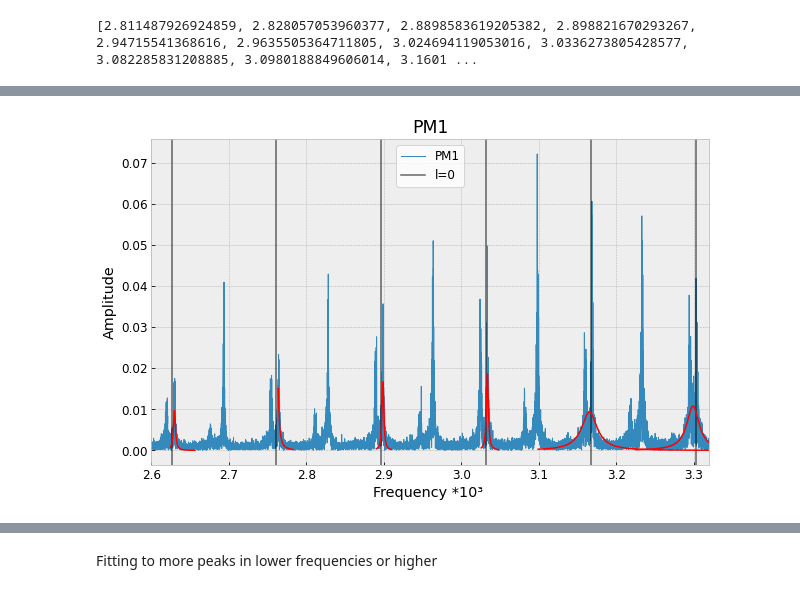
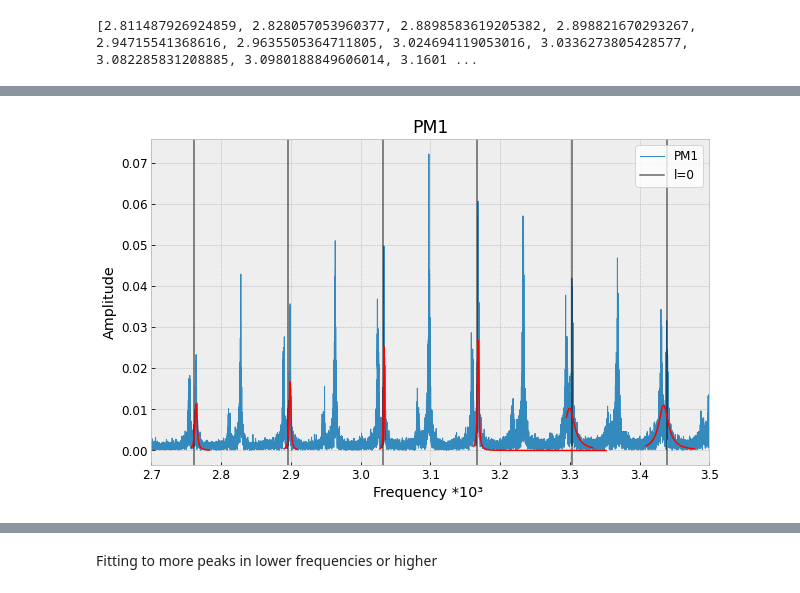
Before and after one commit to rita-png/astrophysics-laboratory, a Jupyter notebook: Sun.ipynb, the cells around one changed output, grey strips where cells are left out. Saved outputs shown, nothing was run; the diff lists cells and outputs as text; code cells hidden in the pictures.

```diff
--- a/Sun.ipynb
+++ b/Sun.ipynb
@@ -88,8 +96,6 @@ Read all data for each calibration and photomultiplier in just one row
 # %% [markdown]
 # Plotting timeseries of 1st file
 # %%
-import matplotlib.pyplot as plt
-import numpy as np
 import seaborn as sns
 tips = sns.load_dataset('tips')
 
@@ -132,6 +138,6 @@ with plt.style.context('bmh'):
 
         ax[i].set_xlabel('Time (days)')
 
-        ax[i].set_ylabel('Velocity')
+        ax[i].set_ylabel('Velocity (m/s)')
 
     plt.show()
@@ -177,19 +189,16 @@ with plt.style.context('bmh'):
         fourierTransform = fourierTransform[range(int(len(data[i])/2))] # Exclude sampling frequency
         FT.append(abs(fourierTransform))
 
-
         if (i == 0 or i == 1):
             ax[i].set_xlim([1.5,5])
-        else:
-            ax[i].set_ylim([0,0.1])
-            ax[i].set_xlim([1.5,5])
 
-        ax[i].set_title('Acoustic p-mode spectrum of the Sun ('+titles[i]+')')
+
+        ax[i].set_title(titles[i])
 
         ax[i].scatter(frequencies, abs(fourierTransform), cmap = 'Blues', alpha=1, s=2.5)
         ax[i].plot(frequencies, abs(fourierTransform), linewidth=0.4, alpha=0.8)
 
-        ax[i].set_xlabel('Frequency (mHz)')
+        ax[i].set_xlabel('Frequency $\\nu$ (mHz)')
 
         ax[i].set_ylabel('Power Density ((m/s)²/Hz)')
 
@@ -503,6 +316,3 @@ frequencies_theory_l0 = [0.535308, 0.679501, 0.970528, 1.115391, 1.260426, 1.403
 frequencies_theory_l1 = [0.891473, 1.036782, 1.182289, 1.325785, 1.468123, 1.606647, 1.743139, 1.879592, 2.015963, 2.152349, 2.28712, 2.42074, 2.554625, 2.689054, 2.824228, 2.959557, 3.094791, 3.23037, 3.366419, 3.502967, 3.639851, 3.776819, 3.913997, 4.051451, 4.189064, 4.326765, 4.464404, 4.601967, 4.739407, 4.876241, 5.023275, 5.162115, 5.301017, 5.44002, 5.579044, 5.718011, 5.857005, 5.996009, 6.135015, 6.273986]
 frequencies_theory_l2 = [0.957193, 1.101802, 1.246902, 1.390052, 1.530353, 1.668165, 1.804061, 1.940584, 2.077293, 2.212784, 2.34722, 2.480858, 2.615009, 2.750181, 2.885445, 3.02098, 3.156551, 3.292407, 3.42903, 3.565824, 3.702942, 3.840181, 3.977531, 4.115312, 4.253053, 4.390873, 4.528647, 4.66624, 4.803671, 4.939921, 5.088536, 5.227532, 5.366524, 5.505683, 5.644735, 5.783787, 5.922895, 6.06195, 6.201058]
 frequencies_theory_l3 = [0.864609, 1.012056, 1.158037, 1.302591, 1.445901, 1.585199, 1.722534, 1.859199, 1.995954, 2.132971, 2.268246, 2.402443, 2.536677, 2.671394, 2.807062, 2.942791, 3.078497, 3.214521, 3.350926, 3.487938, 3.625222, 3.762608, 3.900194, 4.037984, 4.175992, 4.314043, 4.452032, 4.589953, 4.727719, 4.864958, 4.999742, 5.151218, 5.290399, 5.429645, 5.56893, 5.708133, 5.847348, 5.986578, 6.125788, 6.264974]
-
-frequencies_theory_n_l0 = [[3,0.535308], [4,0.679501], [6,0.970528], [7,1.115391], [8,1.260426], [9,1.403781], [10,1.543825], [11,1.681478], [12,1.817298], [13,1.953574], [14,2.090097], [15,2.225231], [16,2.359319], [17,2.492708], [18,2.626554], [19,2.761449], [20,2.896414], [21,3.031626], [22,3.16692], [23,3.302485], [24,3.438826], [25,3.575348], [26,3.712182], [27,3.849159], [28,3.986249], [29,4.123775], [30,4.261271], [31,4.398846], [32,4.536387], [33,4.673751], [35,4.946911], [36,5.095484], [37,5.234301], [38,5.373123], [39,5.512118], [40,5.65101], [41,5.78991], [42,5.928871], [43,6.067785], [44,6.206761], [45,6.345584], [46,6.48434], [47,6.62311], [48,6.761761], [50,7.038738], [51,7.176977], [52,7.315157], [53,7.453125], [54,7.590913]]
-frequencies_theory_n_l1 = [[5,0.891473],[6,1.036782],[7,1.182289],[8,1.325785],[9,1.468123],[10,1.606647],[11,1.743139],[12,1.879592],[13,2.015963],[14,2.152349],[15,2.28712],[16,2.42074],[17,2.554625],[18,2.689054],[19,2.824228],[20,2.959557],[21,3.094791],[22,3.23037],[23,3.366419],[24,3.502967],[25,3.639851],[26,3.776819],[27,3.913997],[28,4.051451],[29,4.189064],[30,4.326765],[31,4.464404],[32,4.601967],[33,4.739407],[34,4.876241],[35,5.023275],[36,5.162115],[37,5.301017],[38,5.44002],[39,5.579044],[40,5.718011],[41,5.857005],[42,5.996009],[43,6.135015],[44,6.273986]]
@@ -721,7 +813,8 @@ peaks_l0_pm1 =[]
 
 
 with plt.style.context('bmh'):
-    plt.xlim([2.6, 3.32])
+    plt.xlim([2.7, 3.5])
+    #plt.xlim([2.7, 2.8])
     plt.title('PM1')
     plt.xlabel('Frequency *10³ ')
     plt.ylabel('Amplitude')
@@ -752,11 +845,11 @@ plt.plot(xdata, fit_y, '-', color='red')
 
 peaks_l0_pm1.append(pars[2])
 
-### fit 2 pm1 ###
+### fit 2 pm1 ### newest peak
 
-xdata = freqs[0][47840:48200]
-ydata  = FT[0][47840:48200]
-guess = [300, 0.00002, 3.026]
+xdata = freqs[0][47870:48000]
+ydata  = FT[0][47870:48000]
+guess = [10, 0.0002, 3.0311]
 
 pars, cov = curve_fit(lorentz, xdata, ydata, p0=guess, maxfev=5000)
 fit_y = lorentz(xdata, pars[0],pars[1], pars[2])
@@ -765,10 +858,10 @@ plt.plot(xdata, fit_y, '-', color='red')
 
 peaks_l0_pm1.append(pars[2])
 
-### fit 3 pm1 ###
+### fit 3 pm1 ### newest peak
 
-xdata = freqs[0][49000:53000]
-ydata  = FT[0][49000:53000]
+xdata = freqs[0][50000:53000]
+ydata  = FT[0][50000:53000]
 guess = [0.000280461329, 0.00818529237, 3.16597460]
 pars, cov = curve_fit(lorentz, xdata, ydata, p0=guess, maxfev=5000)
 fit_y = lorentz(xdata, pars[0],pars[1], pars[2])
@@ -777,10 +870,10 @@ plt.plot(xdata, fit_y, '-',color='red')
 
 peaks_l0_pm1.append(pars[2])
 
-### fit 4 pm1 ###
+### fit 4 pm1 ### newest peak
 
-xdata = freqs[0][51000:53000]
-ydata  = FT[0][51000:53000]
+xdata = freqs[0][52100:52700]
+ydata  = FT[1][52100:52700]
 guess = [0.000280461329, 0.00818529237, 3.3]
 pars, cov = curve_fit(lorentz, xdata, ydata, p0=guess, maxfev=5000)
 fit_y = lorentz(xdata, pars[0],pars[1], pars[2])
@@ -789,11 +882,11 @@ plt.plot(xdata, fit_y, '-',color='red')
 
 peaks_l0_pm1.append(pars[2])
 
-### fit 5 pm1 ###
+### fit 5 pm1 ### new peak
 
-xdata = freqs[0][41500:42000]
-ydata  = FT[0][41500:42000]
-guess = [0.000280461329, 0.00818529237, 2.6265]
+xdata = freqs[0][53900:55000]
+ydata  = FT[0][53900:55000]
+guess = [0.000280461329, 0.00818529237, 3.438]
 pars, cov = curve_fit(lorentz, xdata, ydata, p0=guess, maxfev=5000)
 fit_y = lorentz(xdata, pars[0],pars[1], pars[2])
 
@@ -801,10 +894,10 @@ plt.plot(xdata, fit_y, '-',color='red')
 
 peaks_l0_pm1.append(pars[2])
 
-### fit 6 pm1 ###
+### fit 6 pm1 ### new peak
 
-xdata = freqs[0][43700:44000]
-ydata  = FT[0][43700:44000]
+xdata = freqs[0][43600:44000]
+ydata  = FT[0][43600:44000]
 guess = [0.000280461329, 0.00818529237, 2.6265]
 pars, cov = curve_fit(lorentz, xdata, ydata, p0=guess, maxfev=5000)
 fit_y = lorentz(xdata, pars[0],pars[1], pars[2])
@@ -829,7 +922,7 @@ peaks_l0_pm2 =[]
 
 
 with plt.style.context('bmh'):
-    plt.xlim([2.6, 3.32])
+    plt.xlim([2.7, 3.5])
     plt.title('PM2')
     plt.xlabel('Frequency *10³ ')
     plt.ylabel('Amplitude')
@@ -858,11 +951,11 @@ plt.plot(xdata, fit_y, '-', color='red')
 
 peaks_l0_pm2.append(pars[2])
 
-### fit 2 pm2 ###
+### fit 2 pm2 ### newest peak
 
-xdata = freqs[0][47840:48200]
-ydata  = FT[1][47840:48200]
-guess = [300, 0.00002, 3.026]
+xdata = freqs[0][47870:48000]
+ydata  = FT[0][47870:48000]
+guess = [10, 0.0002, 3.031]
 
 pars, cov = curve_fit(lorentz, xdata, ydata, p0=guess, maxfev=5000)
 fit_y = lorentz(xdata, pars[0],pars[1], pars[2])
@@ -871,10 +964,10 @@ plt.plot(xdata, fit_y, '-', color='red')
 
 peaks_l0_pm2.append(pars[2])
 
-### fit 3 pm2 ###
+### fit 3 pm2 ### newest peak
 
-xdata = freqs[0][49000:53000]
-ydata  = FT[1][49000:53000]
+xdata = freqs[0][50000:53000]
+ydata  = FT[0][50000:53000]
 guess = [0.000280461329, 0.00818529237, 3.16597460]
 pars, cov = curve_fit(lorentz, xdata, ydata, p0=guess, maxfev=5000)
 fit_y = lorentz(xdata, pars[0],pars[1], pars[2])
@@ -883,23 +976,23 @@ plt.plot(xdata, fit_y, '-',color='red')
 
 peaks_l0_pm2.append(pars[2])
 
-### fit 4 pm2 ###
+### fit 4 pm2 ### newest peak
 
-xdata = freqs[0][51000:53000]
-ydata  = FT[1][51000:53000]
+xdata = freqs[0][52250:52300]
+ydata  = FT[1][52250:52300]
 guess = [0.000280461329, 0.00818529237, 3.3]
 pars, cov = curve_fit(lorentz, xdata, ydata, p0=guess, maxfev=5000)
 fit_y = lorentz(xdata, pars[0],pars[1], pars[2])
 
-plt.plot(xdata, fit_y, '-',color='red')
+plt.plot(xdata, fit_y, '-',color='purple')
 
 peaks_l0_pm2.append(pars[2])
 
-### fit 5 pm2 ###
+### fit 5 pm2 ### new peak
 
-xdata = freqs[0][41500:42000]
-ydata  = FT[1][41500:42000]
-guess = [0.000280461329, 0.00818529237, 2.6265]
+xdata = freqs[0][53900:55000]
+ydata  = FT[1][53900:55000]
+guess = [0.000280461329, 0.00818529237, 3.438]
 pars, cov = curve_fit(lorentz, xdata, ydata, p0=guess, maxfev=5000)
 fit_y = lorentz(xdata, pars[0],pars[1], pars[2])
 
@@ -919,9 +1012,8 @@ plt.plot(xdata, fit_y, '-',color='red')
 
 peaks_l0_pm2.append(pars[2])
 
+
 print(peaks_l0_pm2)
-
-
 plt.legend()
 plt.show()
 # %% [output]
@@ -929 +1021 @@ plt.show()
-[figure, old version]
+[figure, new version]
```
Also changed, not shown: parts of 45 cells of this notebook.
